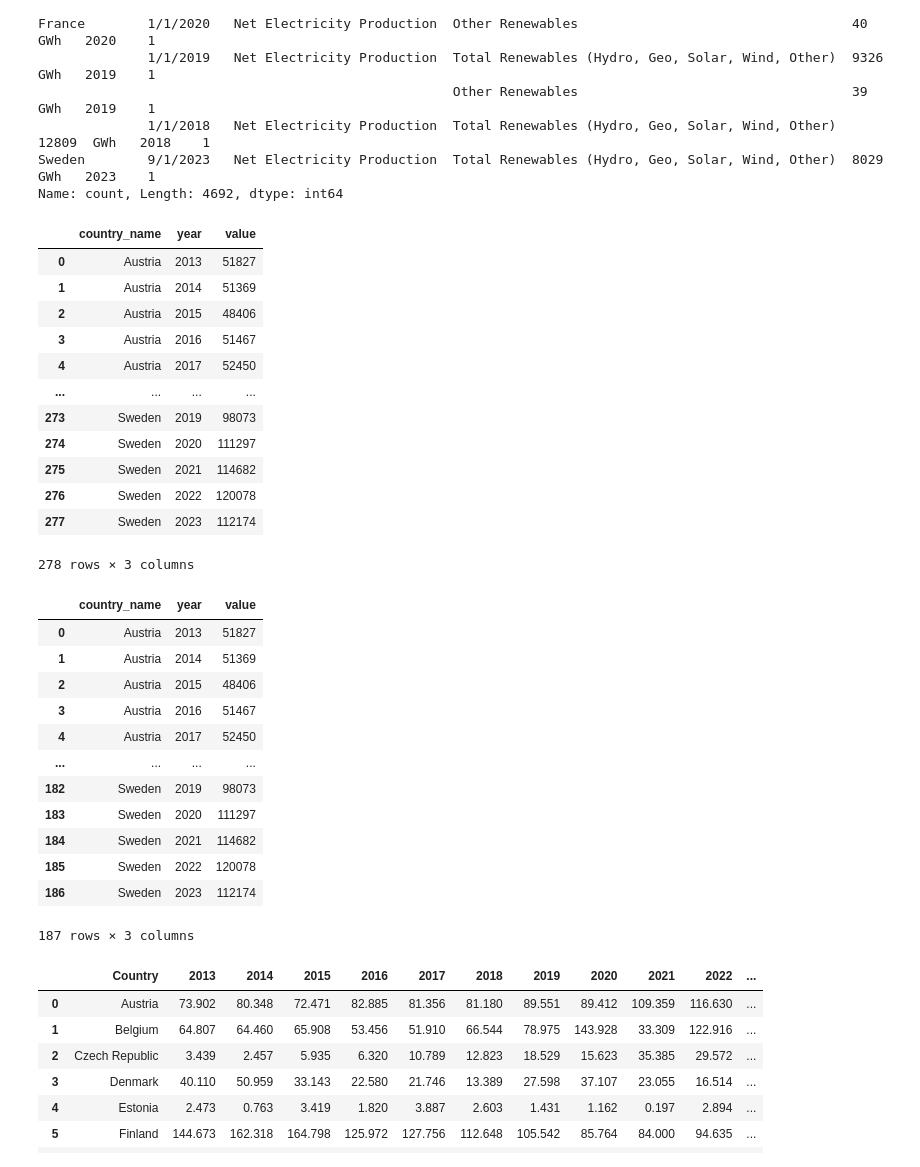
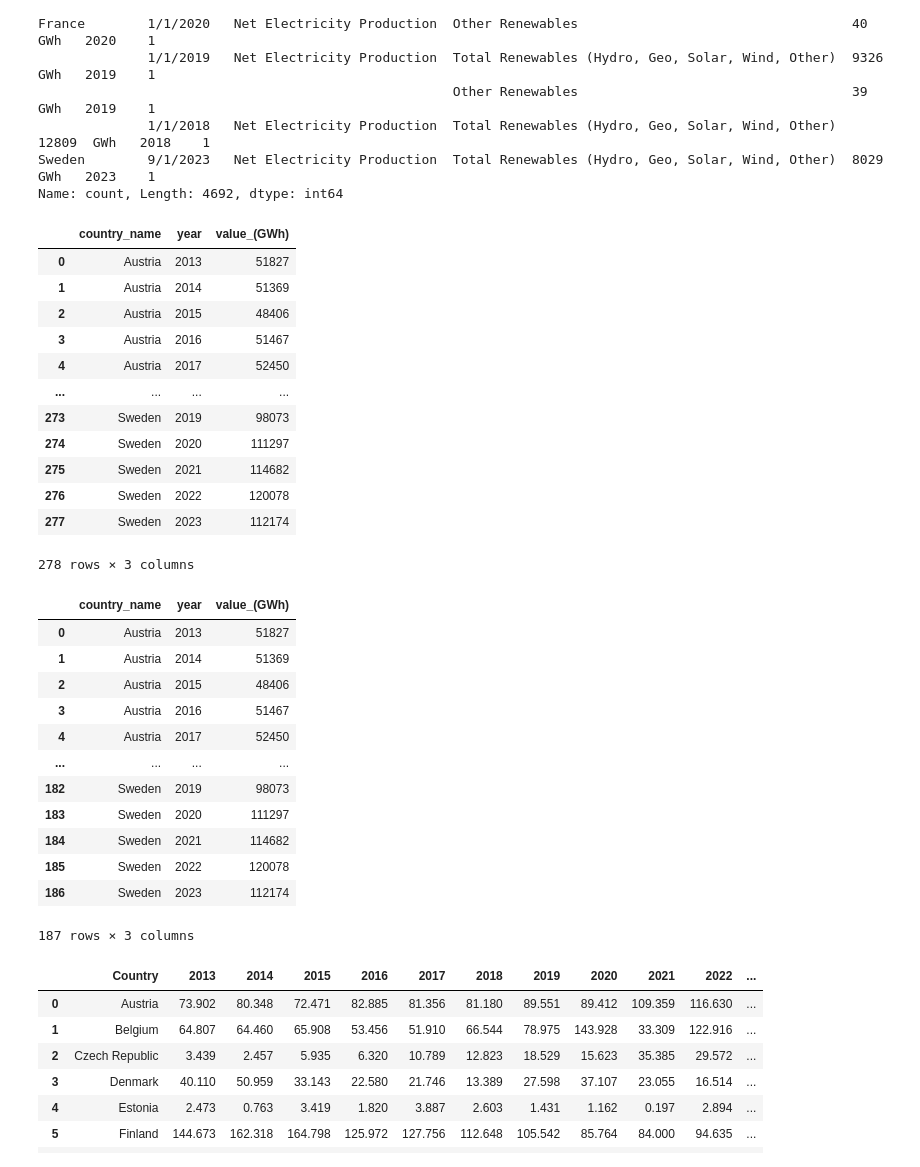
Before and after one commit to NGravereaux/portfolio-project-renewable-evergy-analysis, a Jupyter notebook: main_hypothesis_3.ipynb, the cells around one changed output. Cells and saved outputs as stored; diff of their text form; code cells hidden in the pictures.

```diff
--- a/main_hypothesis_3.ipynb
+++ b/main_hypothesis_3.ipynb
@@ -256,4 +256,4 @@ df_main
 | 71096 | Sweden | 1/1/2010 | Final Consumption (Calculated) | Electricity | 15170.7810 | GWh | 2010 |
 71097 rows × 7 columns
 # %%
-df_main = df_main.drop(columns=['index'])
+#df_main = df_main.drop(columns=['index'])
@@ -350,10 +372,14 @@ Name: count, Length: 4692, dtype: int64
 # %%
 # group the dataframe based on country_name and year
 
 grouped_df = filtered_df.groupby(["country_name", "year"])["value"].sum().reset_index()
+
+# rename value to include its unit
+grouped_df = grouped_df.rename(columns={"value":"value_(GWh)"})
+
 grouped_df
 # %% [output]
-|  | country_name | year | value |
+|  | country_name | year | value_(GWh) |
 | 0 | Austria | 2013 | 51827 |
 | 1 | Austria | 2014 | 51369 |
 | 2 | Austria | 2015 | 48406 |
@@ -375,7 +401,7 @@ RE_production_df = grouped_df[grouped_df["country_name"].isin(countries_with_RnD
 
 RE_production_df
 # %% [output]
-|  | country_name | year | value |
+|  | country_name | year | value_(GWh) |
 | 0 | Austria | 2013 | 51827 |
 | 1 | Austria | 2014 | 51369 |
 | 2 | Austria | 2015 | 48406 |
```
Also changed, not shown: parts of 47 cells of this notebook, 3 other files.
